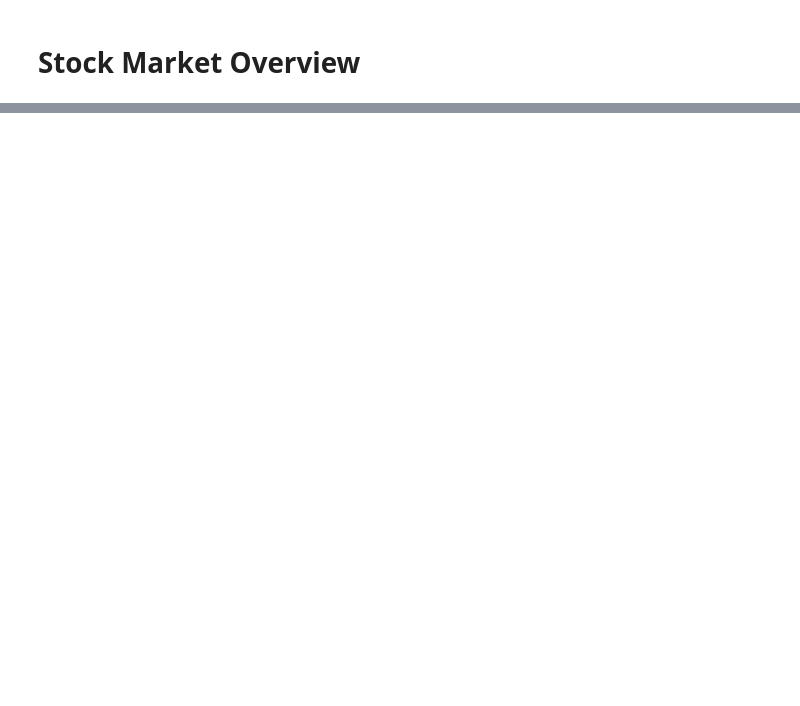
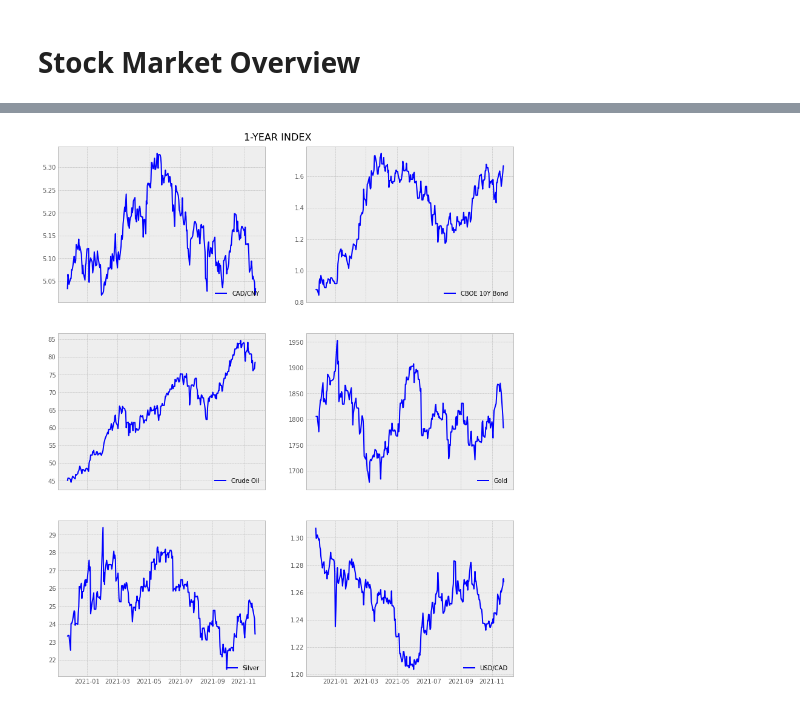
Before and after one commit to jinfeijoy/StockDynamicReport, a Jupyter notebook: Dynamic Report Basic.ipynb, the cells around one changed output, grey strips where cells are left out. Drawn from its saved outputs; the diff is of its cells as text; code cells hidden in the pictures; blank space fills up the shorter version.

```diff
--- a/Dynamic Report Basic.ipynb
+++ b/Dynamic Report Basic.ipynb
@@ -71,0 +154,28 @@ ValueError: substring not found
+# %%
+# from yahoofinancials import YahooFinancials
+commodity_futures = ['GC=F', 'SI=F', 'CL=F', '^TNX', 'CAD=X', 'CADCNY=X']
+index_map = {
+    'GC=F': 'Gold',
+    'SI=F': 'Silver',
+    'CL=F': 'Crude Oil',
+    '^TNX': 'CBOE 10Y Bond',
+    'CAD=X': 'USD/CAD',
+    'CADCNY=X': 'CAD/CNY'
+}
+yahoo_financials_commodities = YahooFinancials(commodity_futures)
+daily_commodity_prices = yahoo_financials_commodities.get_historical_price_data(start_dt, end_dt, 'daily')
+product = []
+date = []
+price = []
+for i in daily_commodity_prices:
+    for j in daily_commodity_prices[i]['prices']:
+        product.append(index_map[i])
+        date.append(j['formatted_date'])
+        price.append(j['adjclose'])
+
+product_smr = pd.DataFrame(
+    {'Product': product,
+     'Date': date,
+     'Price': price
+    })
+product_smr
@@ -71,0 +196,9 @@ ValueError: substring not found
+# %%
+from datetime import datetime, date, timedelta
+test = product_smr.pivot_table(index=["Date"],
+                    columns='Product',
+                    values='Price')
+test = test.reset_index()
+test = test.fillna(method='ffill')
+test['Date'] = test['Date'].apply(lambda x: datetime.strptime(x, '%Y-%m-%d').date())
+test
@@ -71,0 +231,4 @@ ValueError: substring not found
+# %%
+plot_subplot(test, 'Date', '1-YEAR INDEX', color = 'blue')
+# %% [output]
+[figure, added]
```
Also changed, not shown: parts of 18 cells of this notebook, 3 other files.
